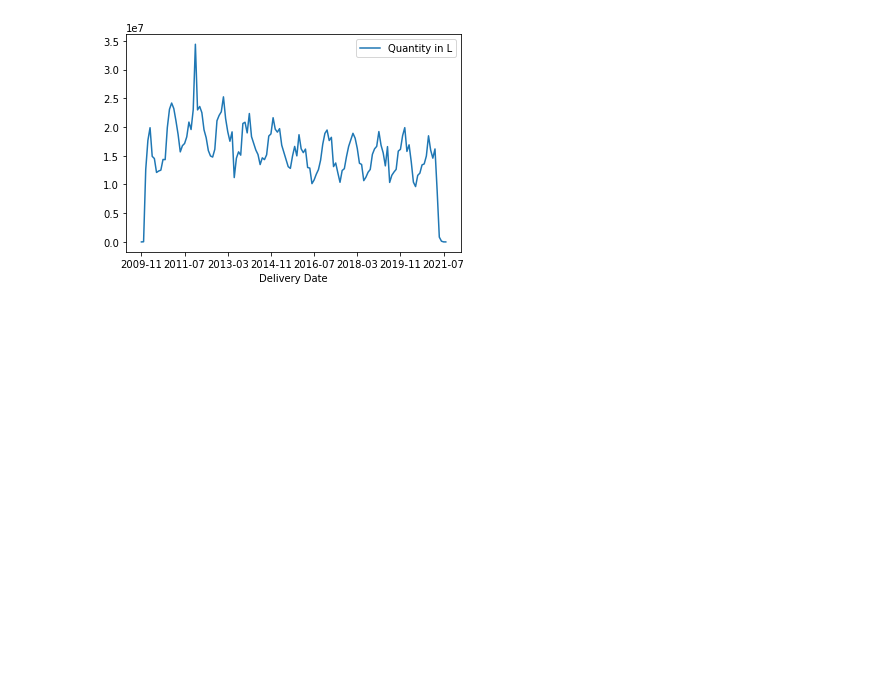
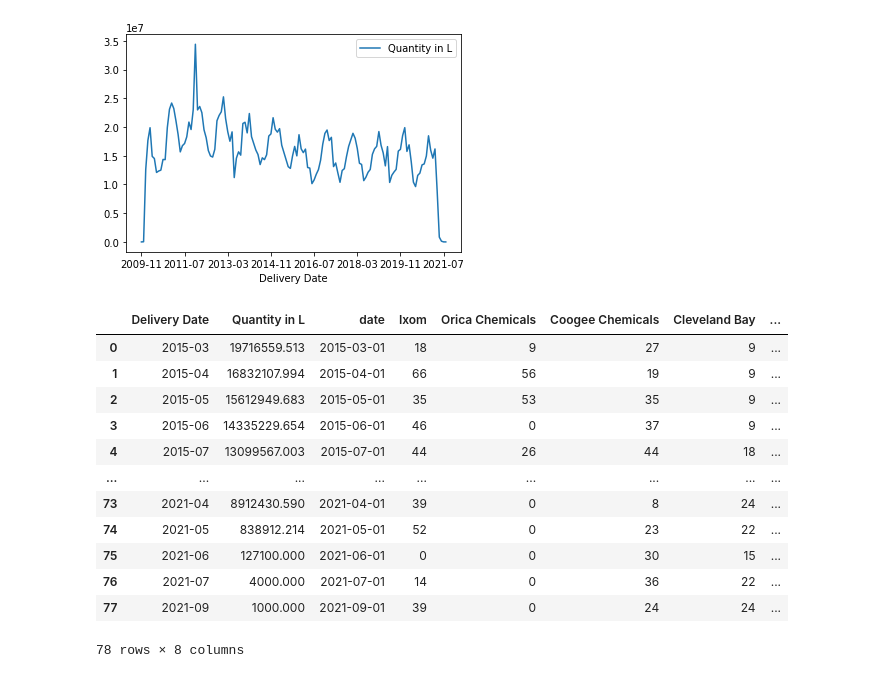
Before and after one commit to yahaod/DS-Project-Group-19, a Jupyter notebook: Data analysis.ipynb, the cells around one changed output. Drawn from its saved outputs; the diff is of its cells as text; code cells hidden in the pictures; blank space fills up the shorter version.

```diff
--- a/Data analysis.ipynb
+++ b/Data analysis.ipynb
@@ -74,3 +93,21 @@ grp_by_time.plot(x='Delivery Date', y='Quantity in L')
 plt.show()
 # %% [output]
 [figure]
+# %%
+merged_data_after_2015 = pd.merge(grp_by_time, trends_data_after_2015, left_on='Delivery Date', right_on='date', how='inner')
+merged_data_after_2015['date'] = pd.to_datetime(merged_data_after_2015['date'])
+merged_data_after_2015
+# %% [output]
+|  | Delivery Date | Quantity in L | date | Ixom | Orica Chemicals | Coogee Chemicals | Cleveland Bay | ... |
+| 0 | 2015-03 | 19716559.513 | 2015-03-01 | 18 | 9 | 27 | 9 | ... |
+| 1 | 2015-04 | 16832107.994 | 2015-04-01 | 66 | 56 | 19 | 9 | ... |
+| 2 | 2015-05 | 15612949.683 | 2015-05-01 | 35 | 53 | 35 | 9 | ... |
+| 3 | 2015-06 | 14335229.654 | 2015-06-01 | 46 | 0 | 37 | 9 | ... |
+| 4 | 2015-07 | 13099567.003 | 2015-07-01 | 44 | 26 | 44 | 18 | ... |
+| ... | ... | ... | ... | ... | ... | ... | ... | ... |
+| 73 | 2021-04 | 8912430.590 | 2021-04-01 | 39 | 0 | 8 | 24 | ... |
+| 74 | 2021-05 | 838912.214 | 2021-05-01 | 52 | 0 | 23 | 22 | ... |
+| 75 | 2021-06 | 127100.000 | 2021-06-01 | 0 | 0 | 30 | 15 | ... |
+| 76 | 2021-07 | 4000.000 | 2021-07-01 | 14 | 0 | 36 | 22 | ... |
+| 77 | 2021-09 | 1000.000 | 2021-09-01 | 39 | 0 | 24 | 24 | ... |
+78 rows × 8 columns
```
Also changed, not shown: parts of 4 cells of this notebook.
